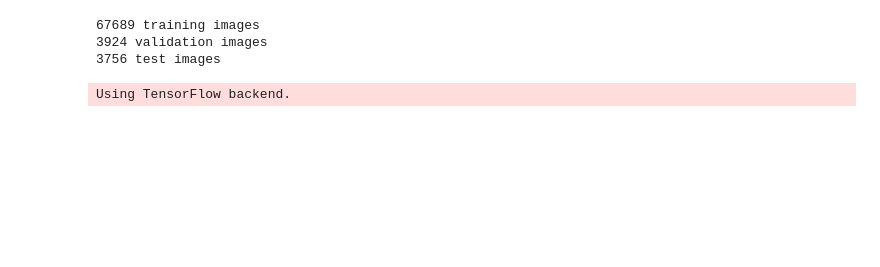
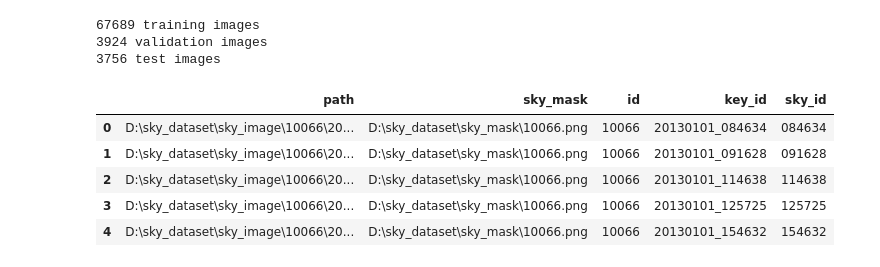
Before and after one commit to shruthisr014/unet_segmentation, a Jupyter notebook: VGG_UNET_sky.ipynb, the cells around one changed output. Saved outputs shown, nothing was run; the diff lists cells and outputs as text; code cells hidden in the pictures; blank space fills up the shorter version.

```diff
--- a/VGG_UNET_sky.ipynb
+++ b/VGG_UNET_sky.ipynb
@@ -29,22 +29,29 @@ all_img_df["id"] = id
 # %%
 all_img_df["key_id"] = all_img_df['path'].map(lambda x : splitext(os.path.basename(x))[0])
 all_img_df['sky_id'] = all_img_df['key_id'].map(lambda x: x.split('_')[1])
 all_img_df.head()
 from sklearn.model_selection import train_test_split
 def train_test_split_on_group(in_df, col_id, **kwargs):
     group_val = np.unique(in_df[col_id])
     train_ids, test_ids = train_test_split(group_val, **kwargs)
     return in_df[in_df[col_id].isin(train_ids)], in_df[in_df[col_id].isin(test_ids)]
 
 train_df, valid_df = train_test_split_on_group(all_img_df, col_id='sky_id', random_state=2018,test_size=0.1)
 valid_df, test_df = train_test_split_on_group(valid_df, col_id = 'sky_id', random_state = 2018, test_size = 0.5)
 print(train_df.shape[0], 'training images')
 print(valid_df.shape[0], 'validation images')
 print(test_df.shape[0], 'test images')
+all_img_df.head()
 # %% [output]
 67689 training images
 3924 validation images
 3756 test images
+|  | path | sky_mask | id | key_id | sky_id |
+| 0 | D:\sky_dataset\sky_image\10066\20... | D:\sky_dataset\sky_mask\10066.png | 10066 | 20130101_084634 | 084634 |
+| 1 | D:\sky_dataset\sky_image\10066\20... | D:\sky_dataset\sky_mask\10066.png | 10066 | 20130101_091628 | 091628 |
+| 2 | D:\sky_dataset\sky_image\10066\20... | D:\sky_dataset\sky_mask\10066.png | 10066 | 20130101_114638 | 114638 |
+| 3 | D:\sky_dataset\sky_image\10066\20... | D:\sky_dataset\sky_mask\10066.png | 10066 | 20130101_125725 | 125725 |
+| 4 | D:\sky_dataset\sky_image\10066\20... | D:\sky_dataset\sky_mask\10066.png | 10066 | 20130101_154632 | 154632 |
 # %%
 #Augmentation of data
 from keras.preprocessing.image import ImageDataGenerator
@@ -63,14 +70,13 @@ dg_args = dict(featurewise_center = False,
               data_format = 'channels_last',
               preprocessing_function = preprocess_input)
 
-IMG_SIZE = (64,64)
+IMG_SIZE = (256,256)
 default_batch_size = 8
+dg_args['preprocessing_function'] = lambda x:x/255.0
 core_idg = ImageDataGenerator(**dg_args)
 mask_args = dg_args.copy()
-mask_args['preprocessing_function'] = lambda x:x/255.0
+#mask_args['preprocessing_function'] = lambda x:x/255.0
 mask_idg = ImageDataGenerator(**mask_args)
-# %% [output]
-Using TensorFlow backend.
 # %%
 def flow_from_dataframe(img_data_gen, in_df, path_col, y_col, **dflow_args):
     base_dir = os.path.dirname(in_df[path_col].values[0])
```
Also changed, not shown: parts of 17 cells of this notebook, 6 other files.
